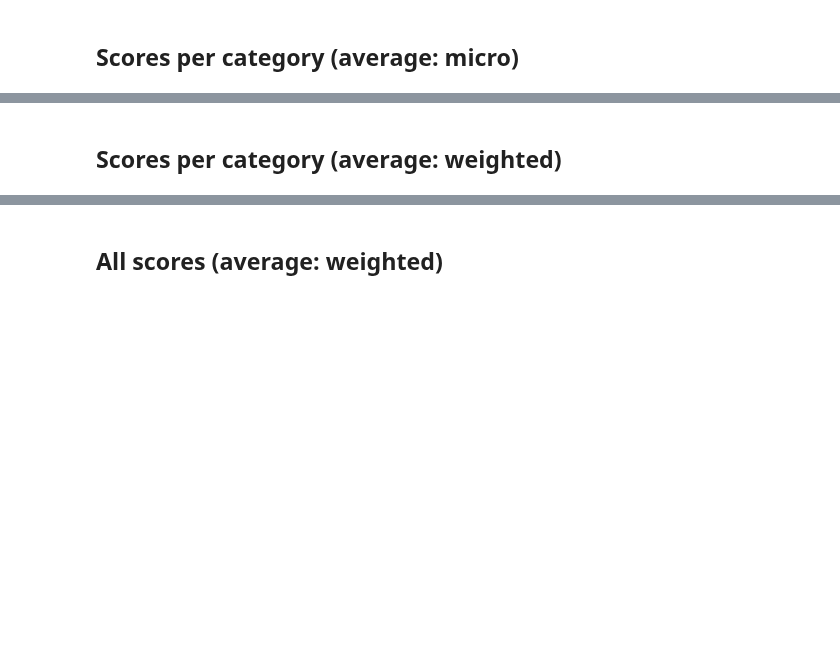
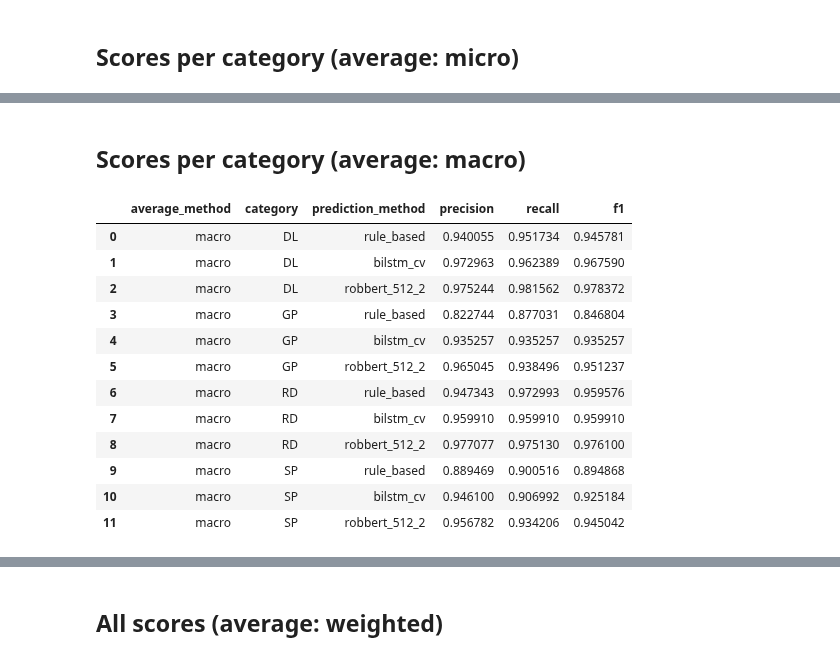
Before and after one commit to umcu/negation-detection, a Jupyter notebook: 01_general_evaluation.ipynb, the cells around one changed output, grey strips where cells are left out. Saved outputs shown, nothing was run; the diff lists cells and outputs as text; code cells hidden in the pictures; blank space fills up the shorter version.

```diff
--- a/01_general_evaluation.ipynb
+++ b/01_general_evaluation.ipynb
@@ -224,4 +232,25 @@ scores_micro
 | 10 | micro | SP | bilstm_cv | 0.963378 | 0.963378 | 0.963378 |
 | 11 | micro | SP | robbert_512_2 | 0.971317 | 0.971317 | 0.971317 |
 # %% [markdown]
-## Scores per category (average: weighted)
+## Scores per category (average: macro)
+# %%
+average_method = 'macro'
+score_list = []
+for category in DOCUMENT_CATEGORIES:
+    for prediction_method in PREDICTION_METHODS:
+        score_list.append(create_score_record(prediction_method, average_method, category = category))
+create_score_dataframe(score_list)
+# %% [output]
+|  | average_method | category | prediction_method | precision | recall | f1 |
+| 0 | macro | DL | rule_based | 0.940055 | 0.951734 | 0.945781 |
+| 1 | macro | DL | bilstm_cv | 0.972963 | 0.962389 | 0.967590 |
+| 2 | macro | DL | robbert_512_2 | 0.975244 | 0.981562 | 0.978372 |
+| 3 | macro | GP | rule_based | 0.822744 | 0.877031 | 0.846804 |
+| 4 | macro | GP | bilstm_cv | 0.935257 | 0.935257 | 0.935257 |
+| 5 | macro | GP | robbert_512_2 | 0.965045 | 0.938496 | 0.951237 |
+| 6 | macro | RD | rule_based | 0.947343 | 0.972993 | 0.959576 |
+| 7 | macro | RD | bilstm_cv | 0.959910 | 0.959910 | 0.959910 |
+| 8 | macro | RD | robbert_512_2 | 0.977077 | 0.975130 | 0.976100 |
+| 9 | macro | SP | rule_based | 0.889469 | 0.900516 | 0.894868 |
+| 10 | macro | SP | bilstm_cv | 0.946100 | 0.906992 | 0.925184 |
+| 11 | macro | SP | robbert_512_2 | 0.956782 | 0.934206 | 0.945042 |
```
Also changed, not shown: parts of 13 cells of this notebook.
